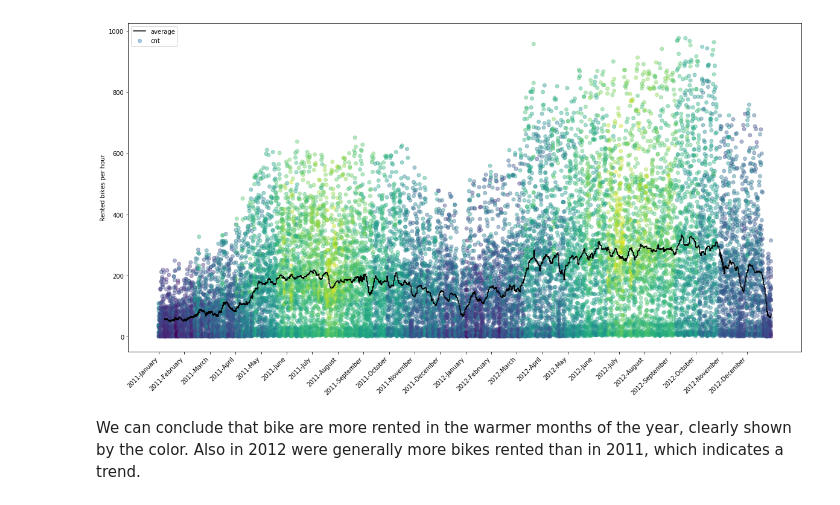
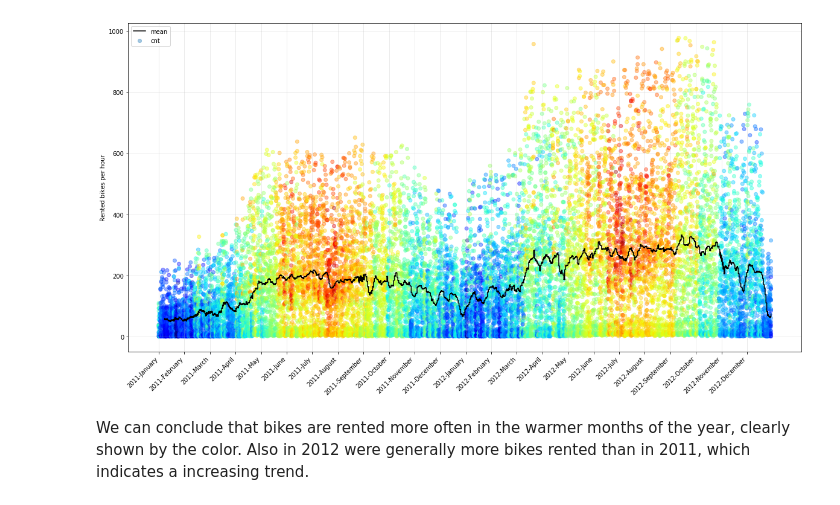
Before and after one commit to MiroGoettler/My_DataScience_Projects, a Jupyter notebook: Exploratory_Data_Analysis/Bike_Rental_Exploratory_DataAnalysis.ipynb, the cells around one changed output. Drawn from its saved outputs; the diff is of its cells as text; code cells hidden in the pictures.

```diff
--- a/Exploratory_Data_Analysis/Bike_Rental_Exploratory_DataAnalysis.ipynb
+++ b/Exploratory_Data_Analysis/Bike_Rental_Exploratory_DataAnalysis.ipynb
@@ -74,0 +97,4 @@ plt.show()
+# %%
+# Remove variables
+df.drop(['atemp', 'casual', 'registered'], axis=1, inplace=True)
+print(df.shape)
@@ -111,19 +138,19 @@ The following graph shows the number of 'cnt' for the entire time span from Janu
 # %%
 months_xticks = []
 months = ['January', 'February', 'March', 'April', 'May', 'June', 'July', 'August', 'September', 'October',
             'November', 'December']
 for i in ['2011', '2012']:
     for j in range(12):
         months_xticks.append(i + '-' + months[j])
 locs = [i * 30.5 for i in range(24)]
 plt.xticks(locs, months_xticks, rotation=45, horizontalalignment='right')
-plt.scatter(df['dteday'], df['cnt'], c=df['temp'], alpha=0.4)
-plt.plot(df['dteday'], df['cnt'].rolling(24*7, win_type='boxcar').mean(), color='0', label='average')
+plt.scatter(df['dteday'], df['cnt'], c=df['temp'], alpha=0.4, cmap='jet')
+plt.plot(df['dteday'], df['cnt'].rolling(24*7, win_type='boxcar').mean(), color='0', label='mean')
 plt.ylabel('Rented bikes per hour')
 plt.legend(loc='upper left')
 plt.rcParams['figure.figsize'] = (20,7)
-plt.show()
+plt.grid(True, alpha=0.3)
 # %% [output]
-[figure, old version]
+[figure, new version]
 # %% [markdown]
-We can conclude that bike are more rented in the warmer months of the year, clearly shown by the color. Also in 2012 were generally more bikes rented than in 2011, which indicates a trend.
+We can conclude that bikes are rented more often in the warmer months of the year, clearly shown by the color. Also in 2012 were generally more bikes rented than in 2011, which indicates a increasing trend.
```
Also changed, not shown: parts of 24 cells of this notebook.
